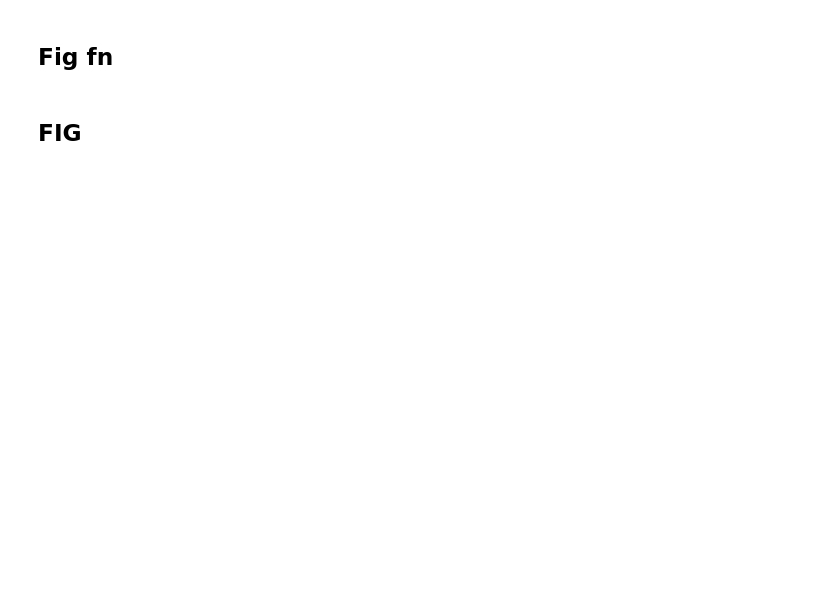
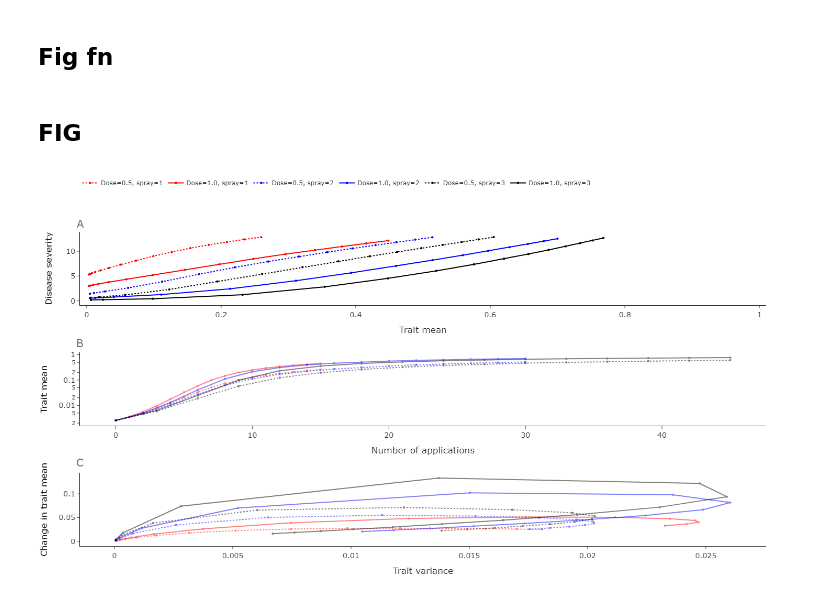
Before and after one commit to nt409/quant-res-doses, a Jupyter notebook: notebooks/101_fig1.ipynb, the cells around one changed output. Saved outputs shown, nothing was run; the diff lists cells and outputs as text; code cells hidden in the pictures; blank space fills up the shorter version.

Commit message:
working on fig 1 and 2 data

```diff
--- a/notebooks/101_fig1.ipynb
+++ b/notebooks/101_fig1.ipynb
@@ -96,11 +58,2 @@ running simulation
 # %% [markdown]
 # Plot
-# %%
-df = pd.DataFrame(dict(
-    dose=0.5,
-    sprays=2,
-    dis_sev=rr['spray_2_host_N']['dis_sev'],
-    yield_vec=rr['spray_2_host_N']['yield_vec'],
-    econ=rr['spray_2_host_N']['econ'],
-    year=np.arange(1, 1+len(rr['spray_2_host_N']['econ'])),
-))
@@ -125,0 +70,7 @@ df_use.head()
+# %%
+df_in = (
+    pd.read_csv('../outputs/combined/fig1_zero.csv')
+    .assign(total_sprays = lambda df: df.sprays * df.year)
+)
+
+df_in.head()
@@ -125,0 +84,16 @@ df_use.head()
+# %%
+df_use = (
+    df_in
+    .join(
+    (
+        df_in
+        .groupby(['sprays', 'dose'])
+        .diff()
+        .loc[:, ['fung_mean']]
+        .shift(-1)
+        .rename(columns = {'fung_mean': 'mean_diff'})
+    )
+    )
+)
+
+df_use.head(18)
@@ -242,3 +241,9 @@ def fig1(df):
     return fig
 # %% [markdown]
 ## FIG
+# %%
+f = fig1(df_use)
+
+f.show()
+# %% [output]
+[figure, added]
```
Also changed, not shown: parts of 12 cells of this notebook, 4 other files.
